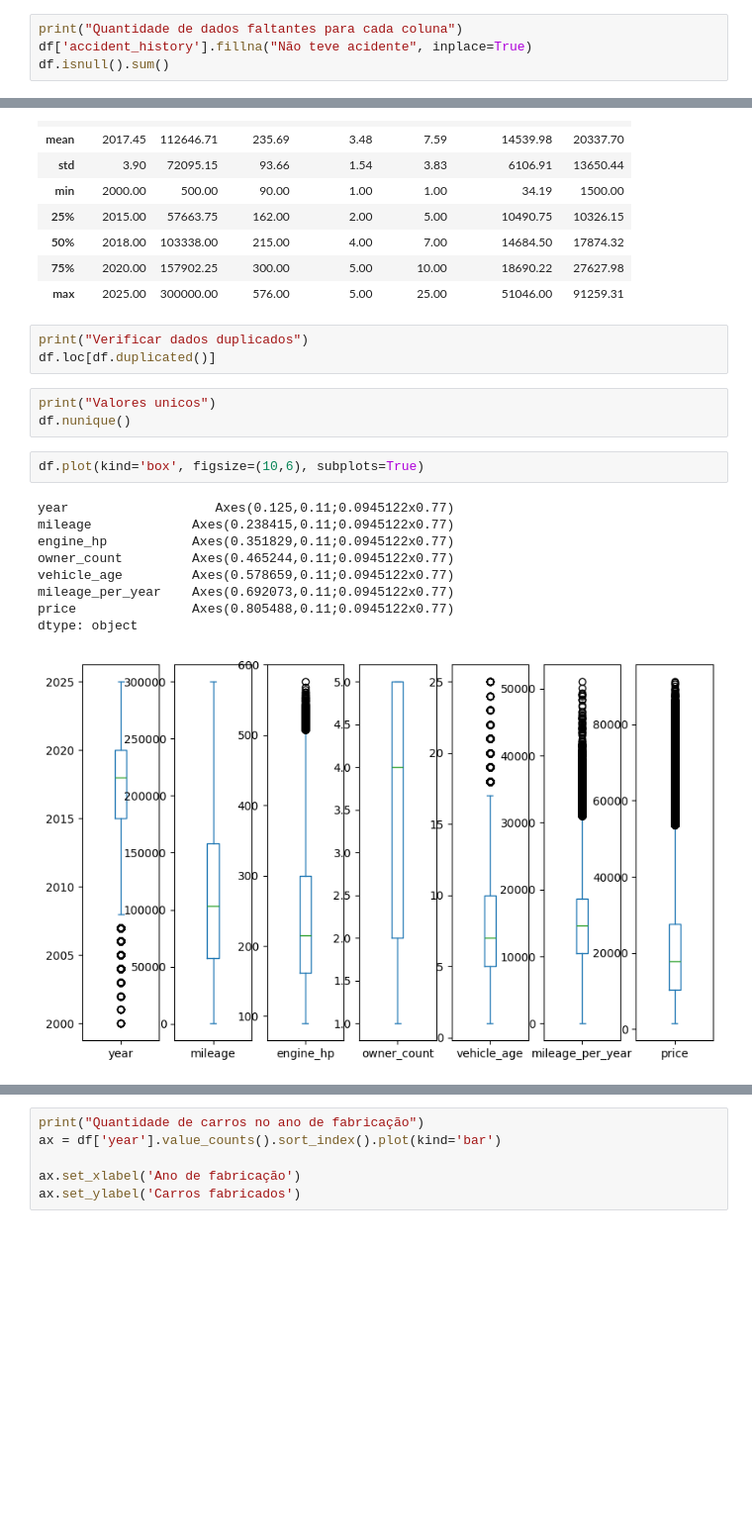
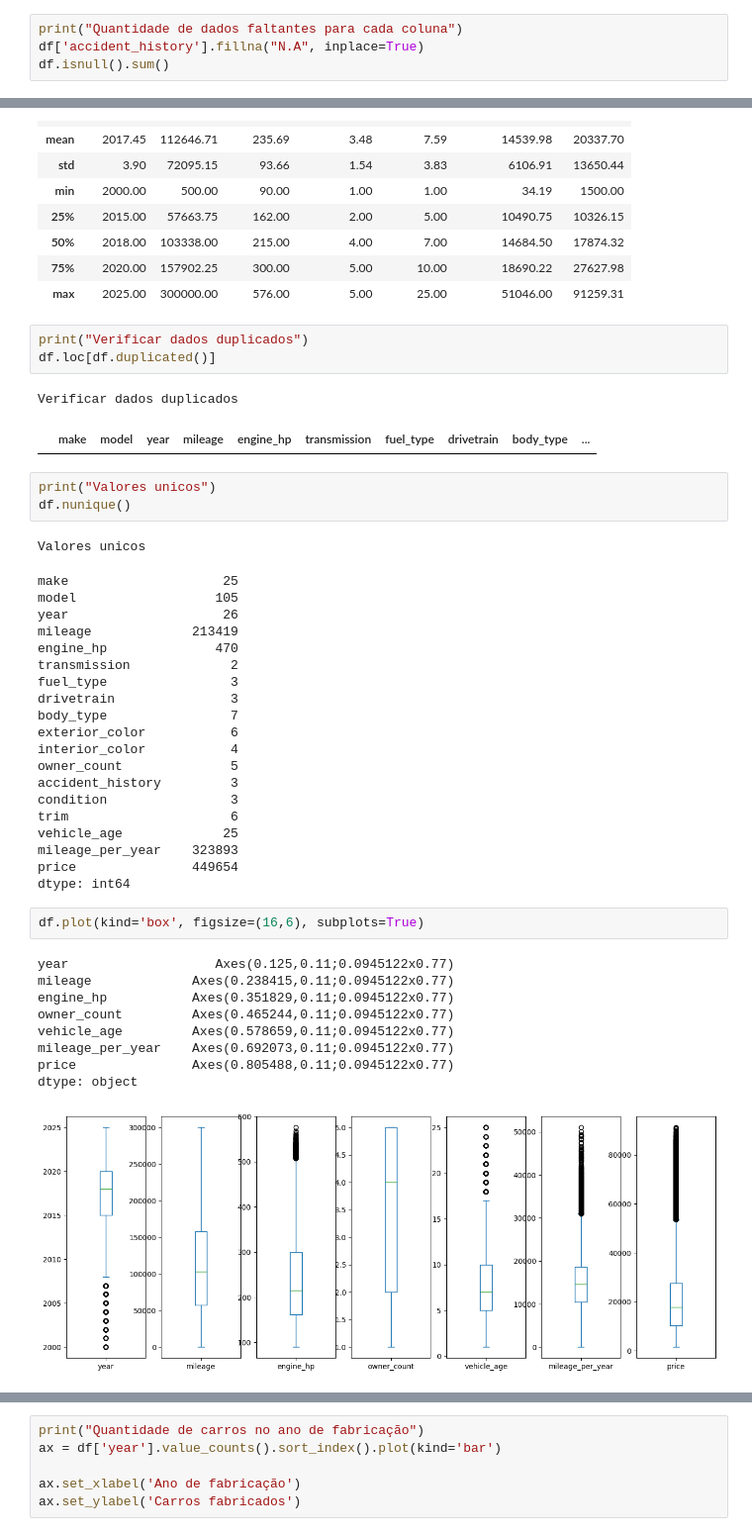
Before and after one commit to Erc-prog-xD/CienciaDeDados, a Jupyter notebook: notebooks/vehicle-notebook.ipynb, the cells around one changed output, grey strips where cells are left out. Shown: that part at 99% size. Cells and saved outputs as stored; diff of their text form; blank space fills up the shorter version.

```diff
--- a/notebooks/vehicle-notebook.ipynb
+++ b/notebooks/vehicle-notebook.ipynb
@@ -30,4 +86,4 @@ df['accident_history'].value_counts()
 # %%
 print("Quantidade de dados faltantes para cada coluna")
-df['accident_history'].fillna("Não teve acidente", inplace=True)
+df['accident_history'].fillna("N.A", inplace=True)
 df.isnull().sum()
@@ -48,20 +125,44 @@ Describe dos dados numéricos:
 # %%
 print("Verificar dados duplicados")
 df.loc[df.duplicated()]
+# %% [output]
+Verificar dados duplicados
+|  | make | model | year | mileage | engine_hp | transmission | fuel_type | drivetrain | body_type | ... |
 # %%
 print("Valores unicos")
 df.nunique()
+# %% [output]
+Valores unicos
+make                    25
+model                  105
+year                    26
+mileage             213419
+engine_hp              470
+transmission             2
+fuel_type                3
+drivetrain               3
+body_type                7
+exterior_color           6
+interior_color           4
+owner_count              5
+accident_history         3
+condition                3
+trim                     6
+vehicle_age             25
+mileage_per_year    323893
+price               449654
+dtype: int64
 # %%
-df.plot(kind='box', figsize=(10,6), subplots=True)
+df.plot(kind='box', figsize=(16,6), subplots=True)
 # %% [output]
 year                   Axes(0.125,0.11;0.0945122x0.77)
 mileage             Axes(0.238415,0.11;0.0945122x0.77)
 engine_hp           Axes(0.351829,0.11;0.0945122x0.77)
 owner_count         Axes(0.465244,0.11;0.0945122x0.77)
 vehicle_age         Axes(0.578659,0.11;0.0945122x0.77)
 mileage_per_year    Axes(0.692073,0.11;0.0945122x0.77)
 price               Axes(0.805488,0.11;0.0945122x0.77)
 dtype: object
-[figure, old version]
+[figure, new version]
 # %%
 display(df[df['price'] >= 90000])
```
Also changed, not shown: parts of 14 cells of this notebook.
